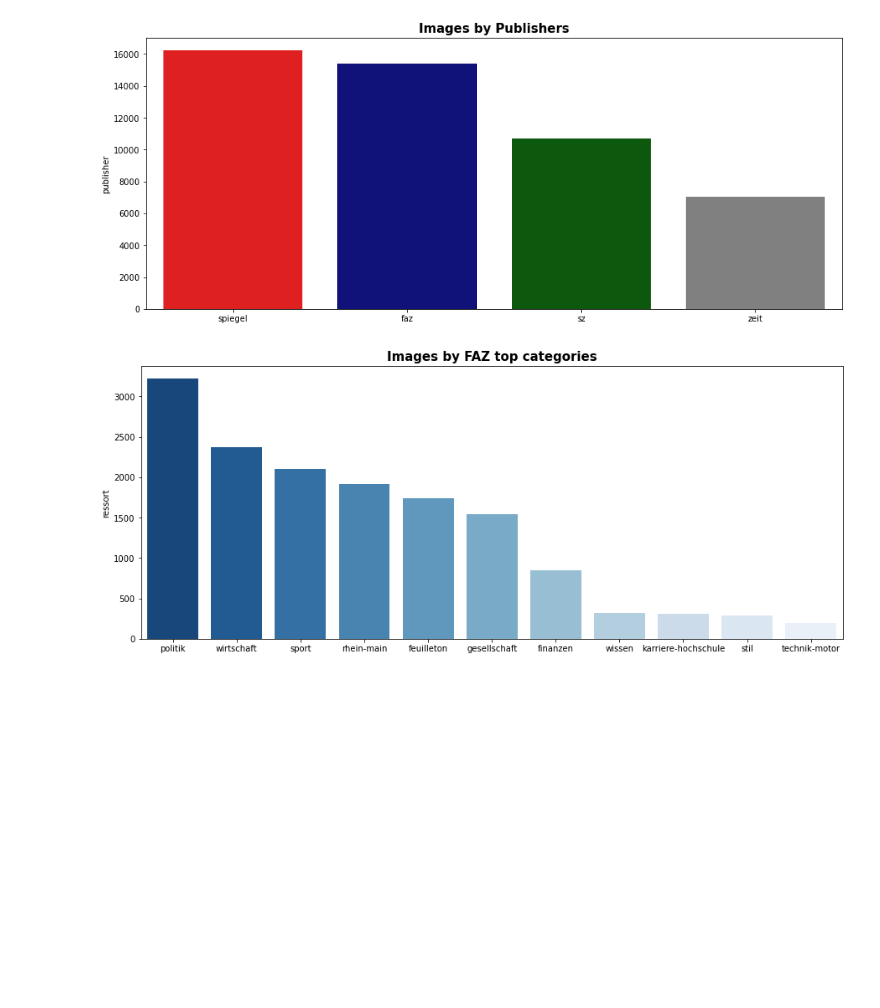
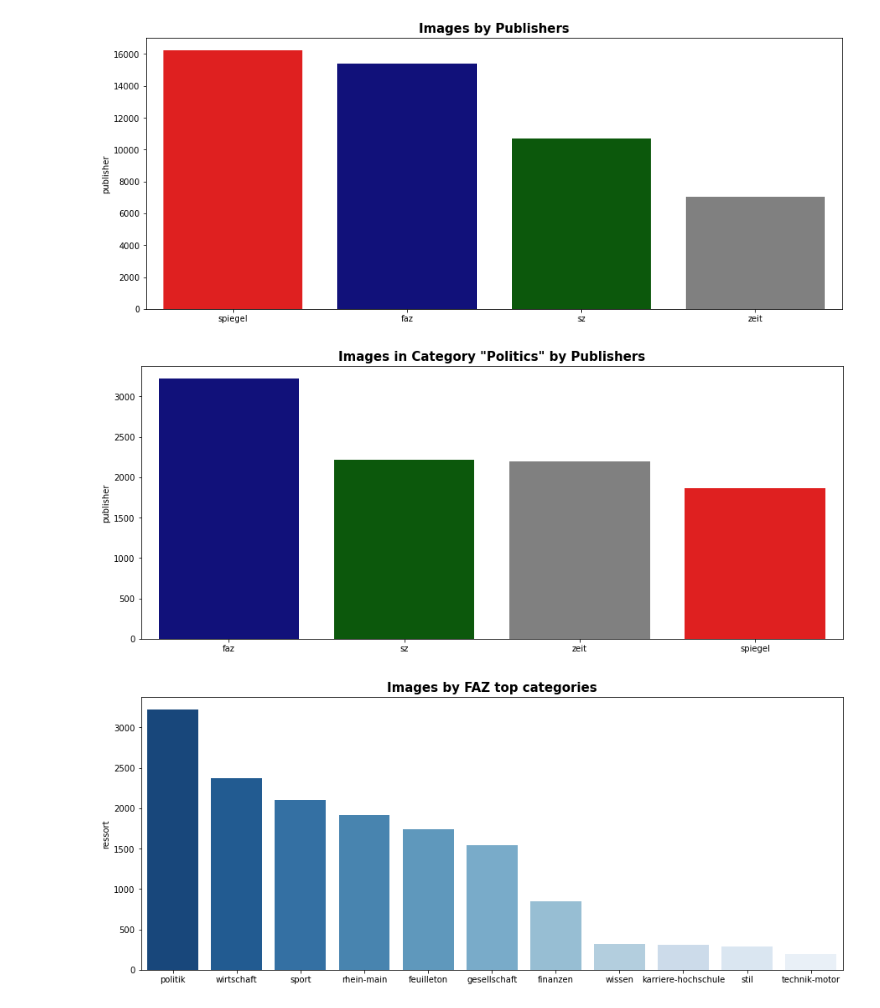
Before and after one commit to Fabian2964/Predicting-Publishers-based-on-Article-Images-and-Teaser-Texts, a Jupyter notebook: project_deeplearning_eda_fabian_paul.ipynb, the cells around one changed output. Drawn from its saved outputs; the diff is of its cells as text; code cells hidden in the pictures; blank space fills up the shorter version.

```diff
--- a/project_deeplearning_eda_fabian_paul.ipynb
+++ b/project_deeplearning_eda_fabian_paul.ipynb
@@ -618,6 +621,12 @@ plt.title('Images by Publishers', fontsize=15, fontweight='bold')
 sns.barplot(df_all.publisher.value_counts().index,df_all.publisher.value_counts(),palette=['red', 'darkblue', 'darkgreen', 'grey']);
 # %% [output]
 [figure]
+# %%
+plt.figure(figsize=(15,6))
+plt.title('Images in Category "Politics" by Publishers', fontsize=15, fontweight='bold')
+sns.barplot(df_all.loc[(df_all['ressort'] == 'politik'), 'publisher'].value_counts().index,df_all.loc[(df_all['ressort'] == 'politik'), 'publisher'].value_counts(),palette=['darkblue', 'darkgreen', 'grey', 'red']);
+# %% [output]
+[figure, added]
 # %%
 plt.figure(figsize=(15,6))
 plt.title('Images by FAZ top categories', fontsize=15, fontweight='bold')
```
Also changed, not shown: parts of 2 cells of this notebook.
